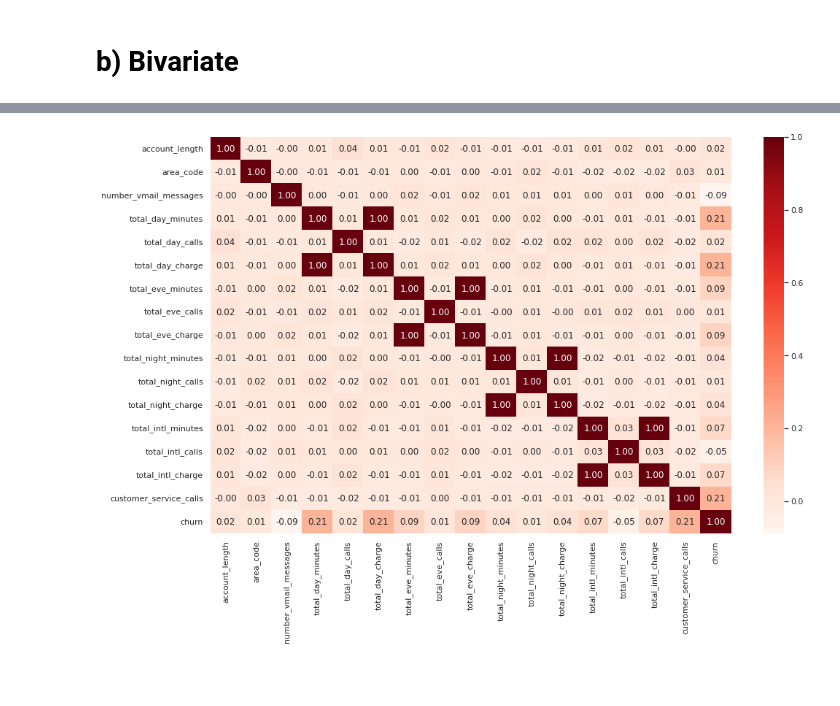
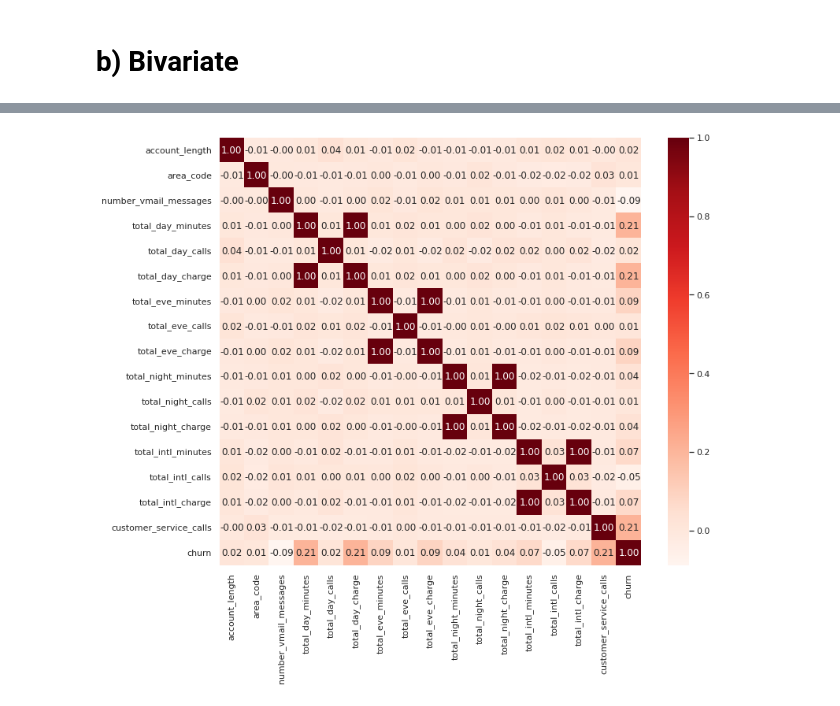
Before and after one commit to Mwikali-5/Churn, a Jupyter notebook: Churn.ipynb, the cells around one changed output, grey strips where cells are left out. Saved outputs shown, nothing was run; the diff lists cells and outputs as text; code cells hidden in the pictures; blank space fills up the shorter version.

```diff
--- a/Churn.ipynb
+++ b/Churn.ipynb
@@ -378,8 +364,8 @@ correlations
 | churn | 0.016541 | 0.006174 | -0.089728 | 0.205151 | 0.018459 | 0.205151 | ... |
 # %%
 # Creating a correlation heat map for the columns
-plt.figure(figsize=(16,10))
+plt.figure(figsize=(12,10))
 sns.heatmap(data.corr(),annot=True,cmap="Reds",fmt=".2f");
 plt.show()
 # %% [output]
-[figure, old version]
+[figure, new version]
```
Also changed, not shown: parts of 27 cells of this notebook.
